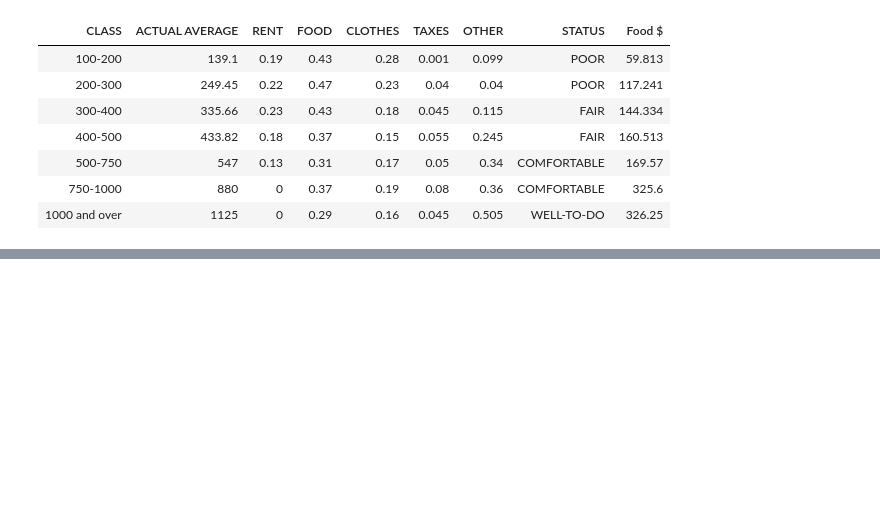
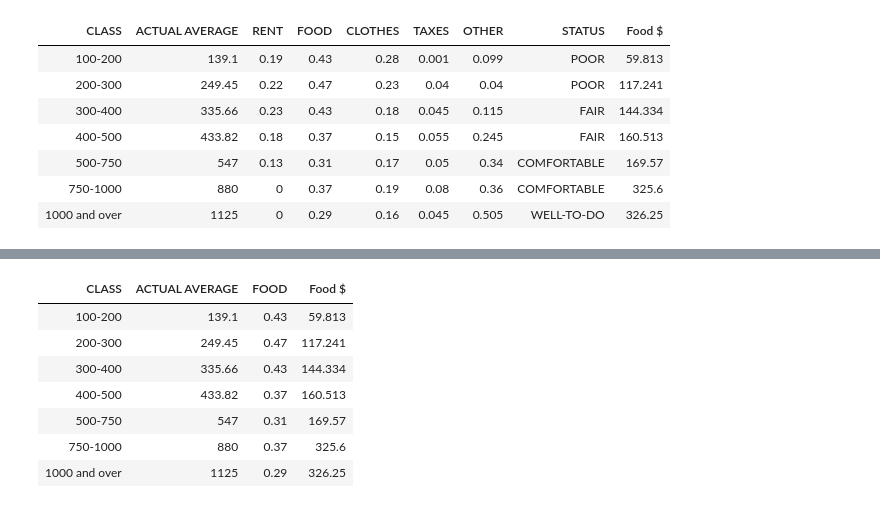
Before and after one commit to data-8/materials-fa20, a Jupyter notebook: lec/lec05.ipynb, the cells around one changed output, grey strips where cells are left out. Saved outputs shown, nothing was run; the diff lists cells and outputs as text; code cells hidden in the pictures; blank space fills up the shorter version.

```diff
--- a/lec/lec05.ipynb
+++ b/lec/lec05.ipynb
@@ -290,11 +242,7 @@ array([ 59.813 , 117.2415, 144.3338, 160.5134, 169.57  , 325.6   ,
        326.25  ])
 # %%
 food_dollars = du_bois.column('ACTUAL AVERAGE') * du_bois.column('FOOD')
-du_bois = du_bois.with_column(
-    'Food $',
-    food_dollars
-)
-du_bois
+du_bois.with_columns('Food $', food_dollars)
 # %% [output]
 | CLASS | ACTUAL AVERAGE | RENT | FOOD | CLOTHES | TAXES | OTHER | STATUS | Food $ |
 | 100-200 | 139.1 | 0.19 | 0.43 | 0.28 | 0.001 | 0.099 | POOR | 59.813 |
@@ -304,5 +252,3 @@ du_bois
 | 500-750 | 547 | 0.13 | 0.31 | 0.17 | 0.05 | 0.34 | COMFORTABLE | 169.57 |
 | 750-1000 | 880 | 0 | 0.37 | 0.19 | 0.08 | 0.36 | COMFORTABLE | 325.6 |
 | 1000 and over | 1125 | 0 | 0.29 | 0.16 | 0.045 | 0.505 | WELL-TO-DO | 326.25 |
-# %%
-du_bois.set_format('FOOD', PercentFormatter)
@@ -420,0 +259,6 @@ movies.take(np.arange(2, 5))
+# %%
+food_dollars = du_bois.column('ACTUAL AVERAGE') * du_bois.column('FOOD')
+
+du_bois = du_bois.with_columns('Food $', food_dollars)
+
+du_bois
@@ -420,0 +274,11 @@ movies.take(np.arange(2, 5))
+# %%
+du_bois.select('CLASS', 'ACTUAL AVERAGE', 'FOOD', 'Food $')
+# %% [output]
+| CLASS | ACTUAL AVERAGE | FOOD | Food $ |
+| 100-200 | 139.1 | 0.43 | 59.813 |
+| 200-300 | 249.45 | 0.47 | 117.241 |
+| 300-400 | 335.66 | 0.43 | 144.334 |
+| 400-500 | 433.82 | 0.37 | 160.513 |
+| 500-750 | 547 | 0.31 | 169.57 |
+| 750-1000 | 880 | 0.37 | 325.6 |
+| 1000 and over | 1125 | 0.29 | 326.25 |
```
Also changed, not shown: parts of 36 cells of this notebook.
